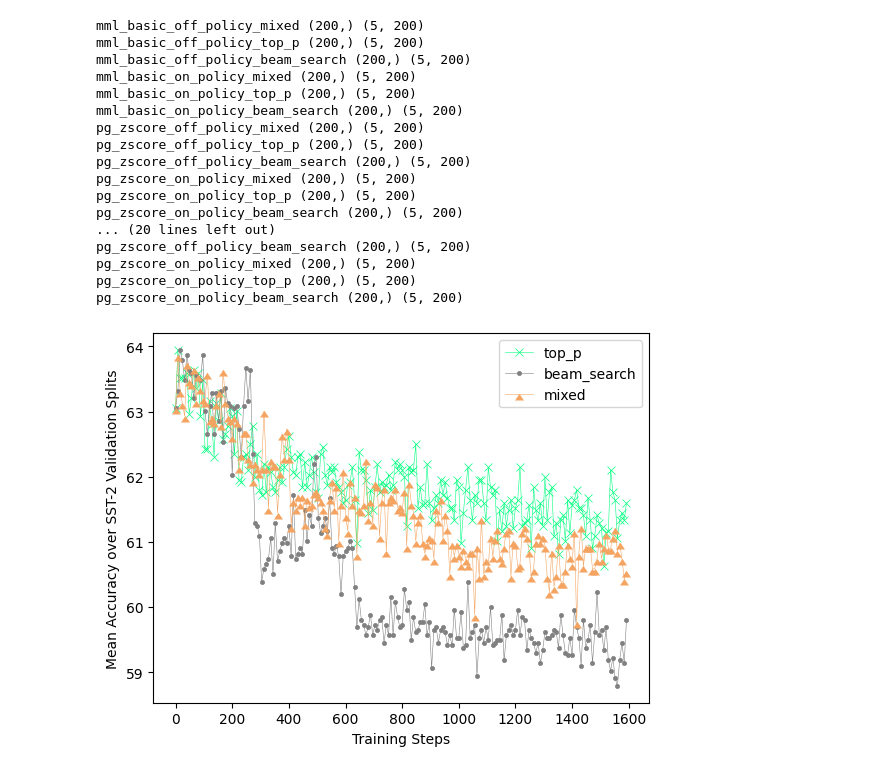
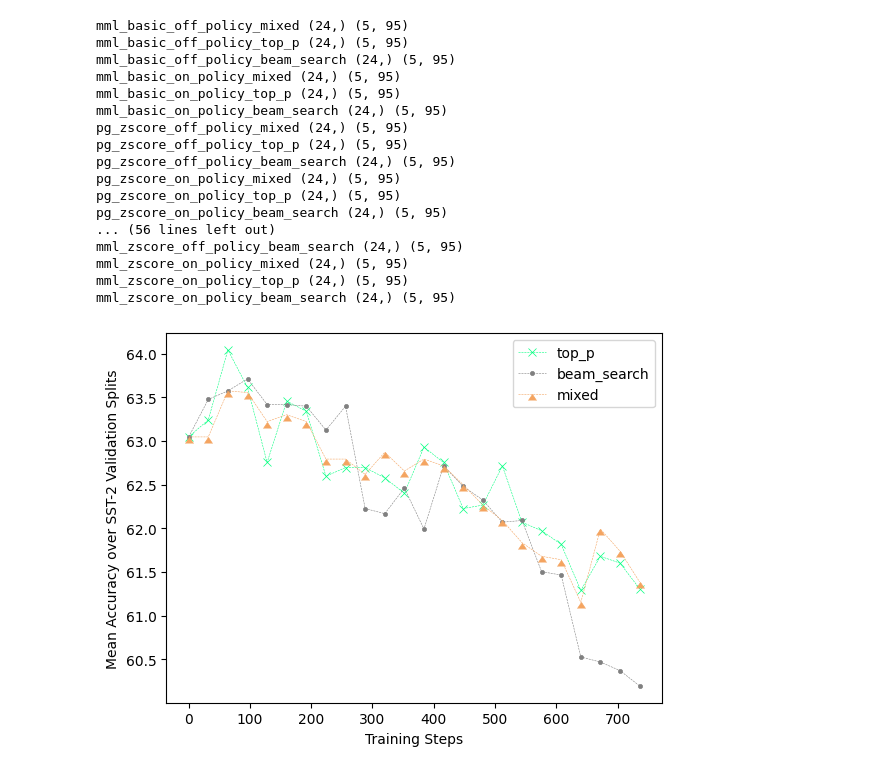
Before and after one commit to SaeedNajafi/RIFF, a Jupyter notebook: compare-search-methods.ipynb, the cells around one changed output. Drawn from its saved outputs; the diff is of its cells as text; code cells hidden in the pictures.

```diff
--- a/compare-search-methods.ipynb
+++ b/compare-search-methods.ipynb
@@ -5,7 +5,7 @@ import matplotlib.pyplot as plt
 import numpy as np
 import pandas as pd
 # %%
-objectives = ["mml_basic", "pg_zscore"]
+objectives = ["mml_basic", "pg_zscore", "pg_basic", "mml_zscore"]
 policies = ["off_policy", "on_policy"]
 sampling_algorithms = ["mixed", "top_p", "beam_search"]
 seeds = ["12321", "11", "1993", "42", "2023"]
@@ -24,19 +24,20 @@ for obj in objectives:
                     df = pd.read_csv(file)
                     step_arr = df["Step"].tolist()
                     performance_arr = df["Value"].tolist()
-                    experiment_steps[f"{obj}_{pol}_{sample_alg}"].append(np.array(step_arr[:200]))
-                    experiment_results[f"{obj}_{pol}_{sample_alg}"].append(np.array(performance_arr[:200]))
+                    experiment_steps[f"{obj}_{pol}_{sample_alg}"].append(np.array(step_arr[:95]))
+                    experiment_results[f"{obj}_{pol}_{sample_alg}"].append(np.array(performance_arr[:95]))
                 except Exception as e:
                     print("not found", e)
                     continue
 
 
 def experiment_to_numpy(experiment_name: str) -> Tuple[np.array, np.array, np.array, np.array]:
-    x = np.array(experiment_steps[experiment_name][0])
+    select_indices = [x for x in range(len(experiment_steps[experiment_name][0])) if x % 4 == 0]
+    x = np.array(experiment_steps[experiment_name][0][select_indices])
     y = np.array(experiment_results[experiment_name]) * 100.00
     print(experiment_name, x.shape, y.shape)
-    mean_y = np.mean(y, axis=0)
-    std_y = np.std(y, axis=0)
+    mean_y = np.mean(y, axis=0)[select_indices]
+    std_y = np.std(y, axis=0)[select_indices]
     return x, y, mean_y, std_y
 
 
@@ -44,23 +45,23 @@ experiment_means = {exp_name: experiment_to_numpy(exp_name)[2] for exp_name in e
 experiment_stds = {exp_name: experiment_to_numpy(exp_name)[3] for exp_name in experiment_results.keys()}
 experiment_steps = {exp_name: experiment_to_numpy(exp_name)[0] for exp_name in experiment_results.keys()}
 # %% [output]
-mml_basic_off_policy_mixed (200,) (5, 200)
-mml_basic_off_policy_top_p (200,) (5, 200)
-mml_basic_off_policy_beam_search (200,) (5, 200)
-mml_basic_on_policy_mixed (200,) (5, 200)
-mml_basic_on_policy_top_p (200,) (5, 200)
-mml_basic_on_policy_beam_search (200,) (5, 200)
-pg_zscore_off_policy_mixed (200,) (5, 200)
-pg_zscore_off_policy_top_p (200,) (5, 200)
-pg_zscore_off_policy_beam_search (200,) (5, 200)
-pg_zscore_on_policy_mixed (200,) (5, 200)
-pg_zscore_on_policy_top_p (200,) (5, 200)
-pg_zscore_on_policy_beam_search (200,) (5, 200)
-... (20 lines left out)
-pg_zscore_off_policy_beam_search (200,) (5, 200)
-pg_zscore_on_policy_mixed (200,) (5, 200)
-pg_zscore_on_policy_top_p (200,) (5, 200)
-pg_zscore_on_policy_beam_search (200,) (5, 200)
+mml_basic_off_policy_mixed (24,) (5, 95)
+mml_basic_off_policy_top_p (24,) (5, 95)
+mml_basic_off_policy_beam_search (24,) (5, 95)
+mml_basic_on_policy_mixed (24,) (5, 95)
+mml_basic_on_policy_top_p (24,) (5, 95)
+mml_basic_on_policy_beam_search (24,) (5, 95)
+pg_zscore_off_policy_mixed (24,) (5, 95)
+pg_zscore_off_policy_top_p (24,) (5, 95)
+pg_zscore_off_policy_beam_search (24,) (5, 95)
+pg_zscore_on_policy_mixed (24,) (5, 95)
+pg_zscore_on_policy_top_p (24,) (5, 95)
+pg_zscore_on_policy_beam_search (24,) (5, 95)
+... (56 lines left out)
+mml_zscore_off_policy_beam_search (24,) (5, 95)
+mml_zscore_on_policy_mixed (24,) (5, 95)
+mml_zscore_on_policy_top_p (24,) (5, 95)
+mml_zscore_on_policy_beam_search (24,) (5, 95)
 # %%
 colors = {
     "mml_basic_off_policy_beam_search": "black",
@@ -96,37 +97,37 @@ fig = plt.figure()
 
 experiments_to_see = [
     "top_p",
     "beam_search",
     "mixed",
 ]
 
 local_colors = ["springgreen", "gray", "sandybrown"]
-linestyles = ["solid", "solid", "solid", "solid"]
+linestyles = ["--", "--", "--", "--"]
 markers = ["x", ".", 6, "*"]
 for idx, exp in enumerate(experiments_to_see):
-    avg_dims = ["pg_zscore_off_policy", "pg_zscore_on_policy"]
+    avg_dims = ["pg_zscore_off_policy", "pg_zscore_on_policy", "pg_basic_on_policy", "pg_basic_off_policy"]
     means = 0.0
     for avg_dim in avg_dims:
         means += experiment_means[f"{avg_dim}_{exp}"]
     plt.plot(
         experiment_steps["pg_zscore_off_policy_beam_search"],
-        means / 2.0,
+        means / 4.0,
         color=local_colors[idx],
         marker=markers[idx],
         linewidth=0.4,
         label=exp,
         linestyle=linestyles[idx],
         markeredgewidth=0.5,
     )
 
 plt.legend()
 plt.xlabel("Training Steps")
 plt.ylabel("Mean Accuracy over SST-2 Validation Splits")
 
 plt.show()
 fig.savefig("decoding_in_pg.svg", format="svg", dpi=1200)
 # %% [output]
-[figure, old version]
+[figure, new version]
 # %%
 # comparison of the decoding techniques, which one is acheiving better results here!
 # the development results are with top-p with default t = 1.
```
Also changed, not shown: parts of 6 cells of this notebook, 4 other files.
